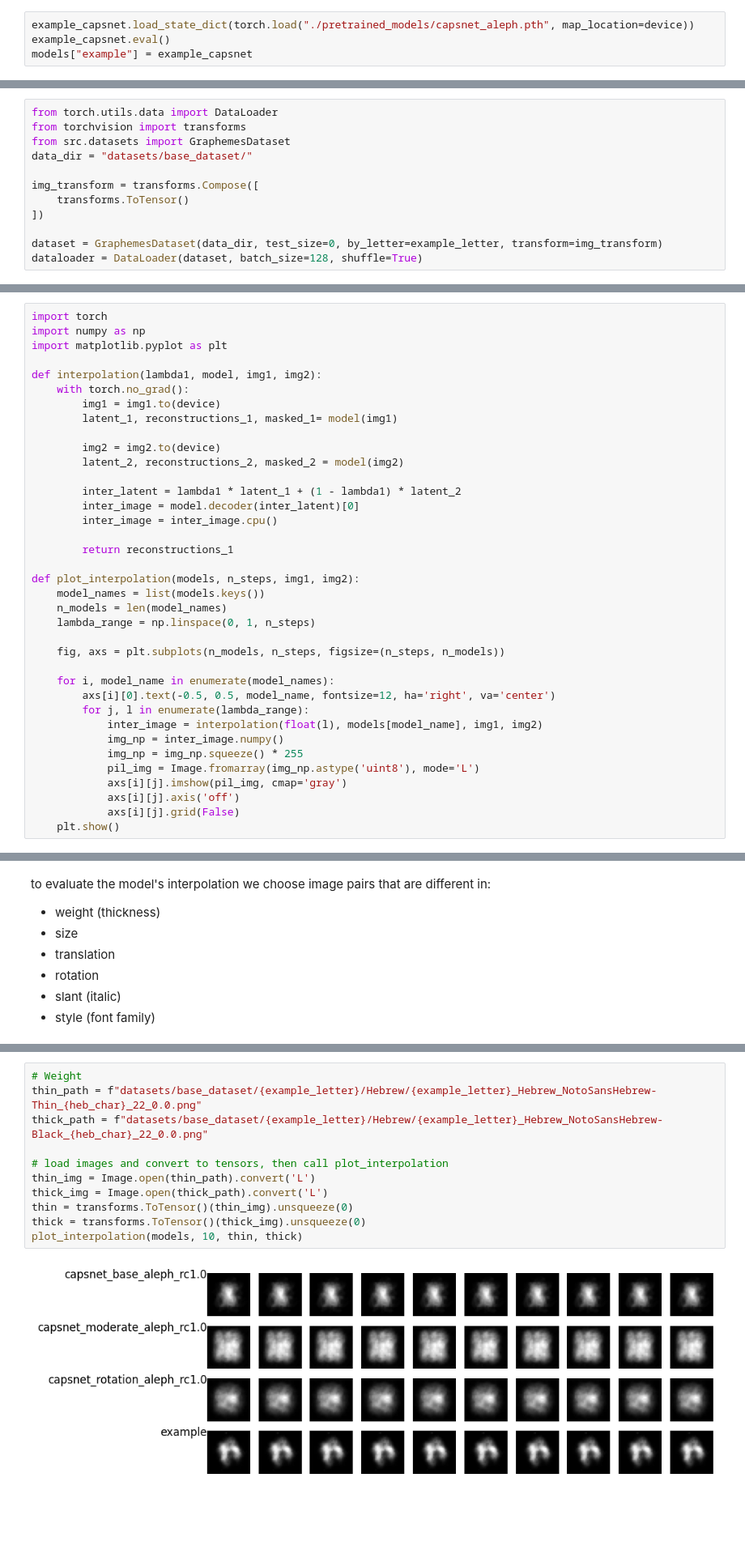
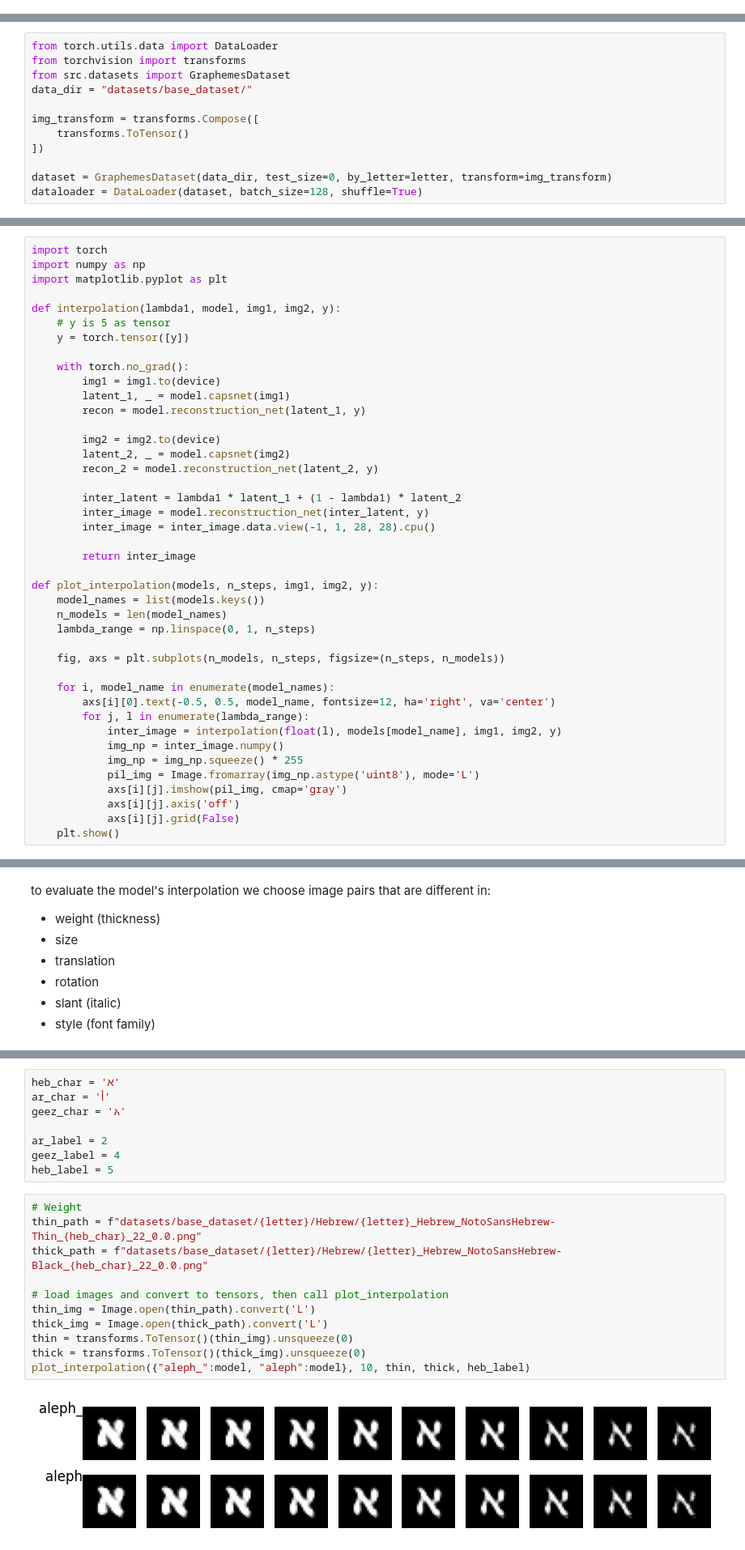
Before and after one commit to bensapirstein/DeepGraphemics, a Jupyter notebook: 7_capsnet_evaluation.ipynb, the cells around one changed output, grey strips where cells are left out. Shown at 81% size. Drawn from its saved outputs; the diff is of its cells as text; blank space fills up the shorter version.

Commit message:
adjusted capsnet evaluation

```diff
--- a/7_capsnet_evaluation.ipynb
+++ b/7_capsnet_evaluation.ipynb
@@ -70,4 +25,0 @@ for ds_type, letter, rc in itertools.product(ds_types, letters, reconstruction_c
-# %%
-example_capsnet.load_state_dict(torch.load("./pretrained_models/capsnet_aleph.pth", map_location=device))
-example_capsnet.eval()
-models["example"] = example_capsnet
@@ -84,7 +154,7 @@ img_transform = transforms.Compose([
     transforms.ToTensor()
 ])
 
-dataset = GraphemesDataset(data_dir, test_size=0, by_letter=example_letter, transform=img_transform)
+dataset = GraphemesDataset(data_dir, test_size=0, by_letter=letter, transform=img_transform)
 dataloader = DataLoader(dataset, batch_size=128, shuffle=True)
 # %% [markdown]
 # Explore the latent representations of the base dataset
@@ -239,21 +278,26 @@ import torch
 import numpy as np
 import matplotlib.pyplot as plt
 
-def interpolation(lambda1, model, img1, img2):
+def interpolation(lambda1, model, img1, img2, y):
+    # y is 5 as tensor
+    y = torch.tensor([y])
+
     with torch.no_grad():
         img1 = img1.to(device)
-        latent_1, reconstructions_1, masked_1= model(img1)
+        latent_1, _ = model.capsnet(img1)
+        recon = model.reconstruction_net(latent_1, y)
 
         img2 = img2.to(device)
-        latent_2, reconstructions_2, masked_2 = model(img2)
+        latent_2, _ = model.capsnet(img2)
+        recon_2 = model.reconstruction_net(latent_2, y)
 
         inter_latent = lambda1 * latent_1 + (1 - lambda1) * latent_2
-        inter_image = model.decoder(inter_latent)[0]
-        inter_image = inter_image.cpu()
+        inter_image = model.reconstruction_net(inter_latent, y)
+        inter_image = inter_image.data.view(-1, 1, 28, 28).cpu()
 
-        return reconstructions_1
+        return inter_image
 
-def plot_interpolation(models, n_steps, img1, img2):
+def plot_interpolation(models, n_steps, img1, img2, y):
     model_names = list(models.keys())
     n_models = len(model_names)
     lambda_range = np.linspace(0, 1, n_steps)
@@ -263,7 +307,7 @@ def plot_interpolation(models, n_steps, img1, img2):
     for i, model_name in enumerate(model_names):
         axs[i][0].text(-0.5, 0.5, model_name, fontsize=12, ha='right', va='center')
         for j, l in enumerate(lambda_range):
-            inter_image = interpolation(float(l), models[model_name], img1, img2)
+            inter_image = interpolation(float(l), models[model_name], img1, img2, y)
             img_np = inter_image.numpy()
             img_np = img_np.squeeze() * 255
             pil_img = Image.fromarray(img_np.astype('uint8'), mode='L')
@@ -292,15 +328,23 @@ plot_interpolation(models, 10, img1, img2)
+# %%
+heb_char = 'א'
+ar_char = 'أ'
+geez_char = 'አ'
+
+ar_label = 2
+geez_label = 4
+heb_label = 5
 # %%
 # Weight
-thin_path = f"datasets/base_dataset/{example_letter}/Hebrew/{example_letter}_Hebrew_NotoSansHebrew-Thin_{heb_char}_22_0.0.png"
-thick_path = f"datasets/base_dataset/{example_letter}/Hebrew/{example_letter}_Hebrew_NotoSansHebrew-Black_{heb_char}_22_0.0.png"
+thin_path = f"datasets/base_dataset/{letter}/Hebrew/{letter}_Hebrew_NotoSansHebrew-Thin_{heb_char}_22_0.0.png"
+thick_path = f"datasets/base_dataset/{letter}/Hebrew/{letter}_Hebrew_NotoSansHebrew-Black_{heb_char}_22_0.0.png"
 
 # load images and convert to tensors, then call plot_interpolation
 thin_img = Image.open(thin_path).convert('L')
 thick_img = Image.open(thick_path).convert('L')
 thin = transforms.ToTensor()(thin_img).unsqueeze(0)
 thick = transforms.ToTensor()(thick_img).unsqueeze(0)
-plot_interpolation(models, 10, thin, thick)
+plot_interpolation({"aleph_":model, "aleph":model}, 10, thin, thick, heb_label)
 # %% [output]
-[figure, old version]
+[figure, new version]
 # %%
 # Weight
```
Also changed, not shown: parts of 26 cells of this notebook, 1 other file.
